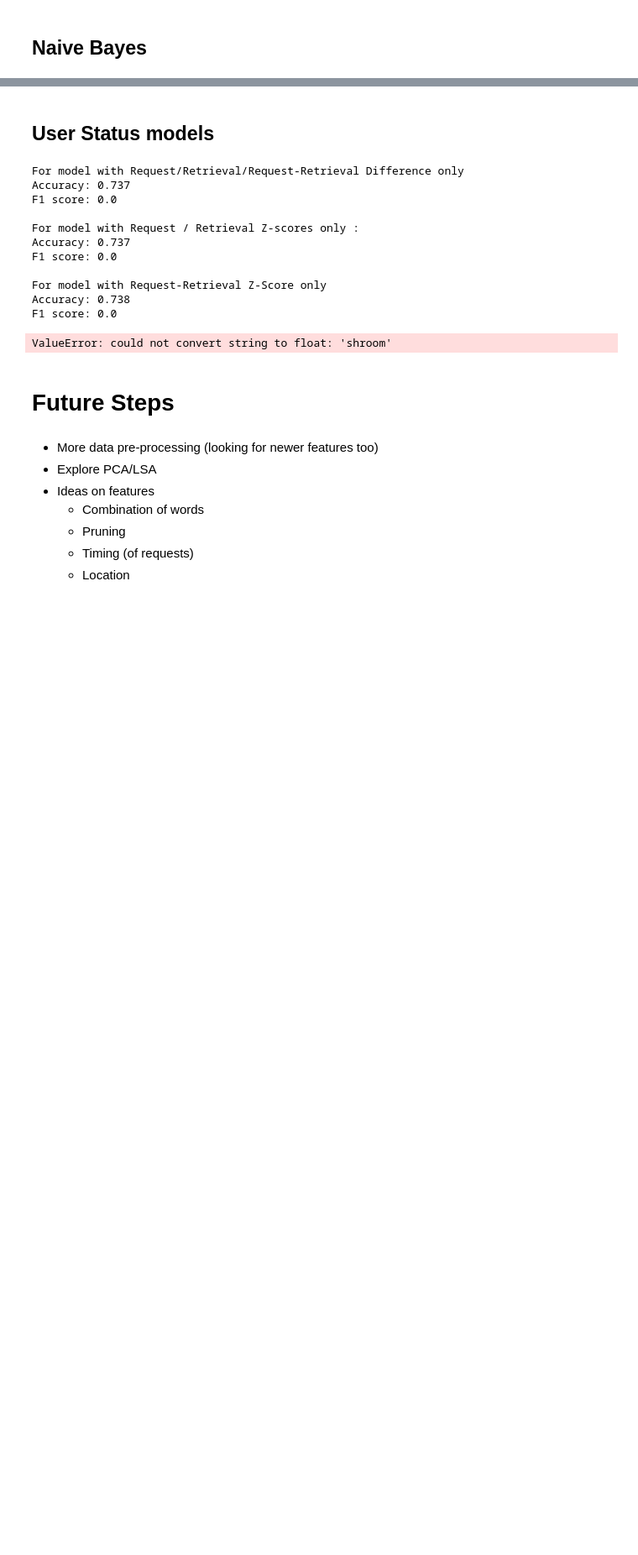
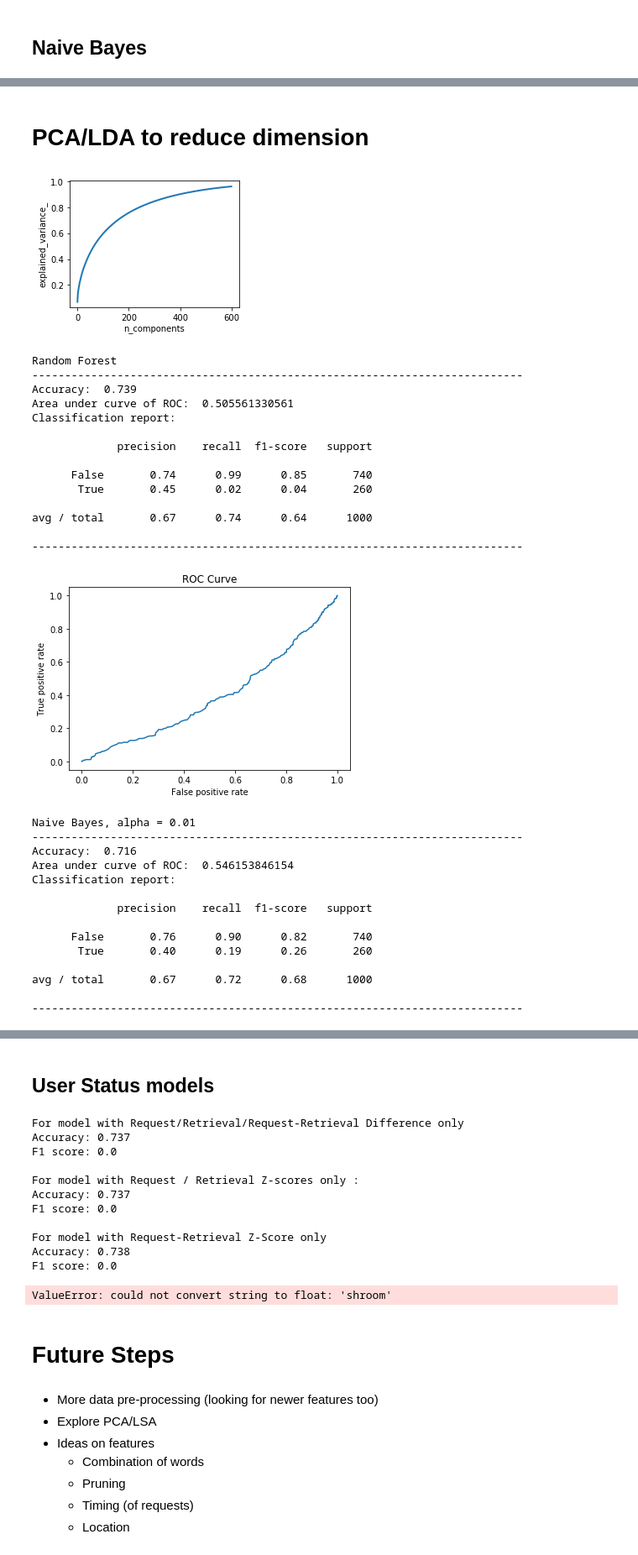
Before and after one commit to maynard242/Classification-Pizza, a Jupyter notebook: W207 Basic Programs LT.ipynb, the cells around one changed output, grey strips where cells are left out. Shown: that part at 84% size. Saved outputs shown, nothing was run; the diff lists cells and outputs as text; code cells hidden in the pictures; blank space fills up the shorter version.

```diff
--- a/W207 Basic Programs LT.ipynb
+++ b/W207 Basic Programs LT.ipynb
@@ -519,0 +682,78 @@ hurti 1.13322739957
+# %% [markdown]
+# PCA/LDA to reduce dimension
+# %%
+pca = TruncatedSVD(n_components=600)
+
+vectorizer = CountVectorizer(min_df=2, max_df=0.95, lowercase=True, stop_words='english',
+                             strip_accents='unicode', ngram_range=(1,1))
+
+tVector = vectorizer.fit_transform(data_preprocessor(trainCorpus))
+dVector = vectorizer.transform(data_preprocessor(devCorpus))
+
+#print(tVector.shape)
+
+tVector_s = pca.fit(tVector)
+dVector_s = pca.fit(dVector)
+
+plt.figure(1, figsize=(4, 3))
+plt.clf()
+plt.axes([.2, .2, .7, .7])
+plt.plot(np.cumsum(pca.explained_variance_ratio_), linewidth=2)
+plt.axis('tight')
+plt.xlabel('n_components')
+plt.ylabel('explained_variance_')
+plt.show()
+
+RF = RandomForestClassifier(n_estimators=600)
+
+RF.fit(tVector, trainLabel)
+score_rep(devLabel, RF.predict(dVector),'Random Forest')
+roc_curve1(devLabel, RF.predict_proba(dVector)[:,0])
+
+
+alpha = 0.01
+
+clf = BernoulliNB(alpha=alpha)
+
+clf.fit(tVector, trainLabel)
+score_rep(devLabel, clf.predict(dVector),'Naive Bayes, alpha = 0.01')
+roc_curve1(devLabel, clf.predict_proba(dVector)[:,0])
+
+C = 100 #(For now)
+
+modelLogit = LogisticRegression(penalty='l2', C=C)
+
+modelLogit.fit(tVector,trainLabel)
+score_rep(devLabel,modelLogit.predict(dVector),'Logistic Regression, C = 0.01')
+roc_curve1(devLabel, modelLogit.predict_proba(dVector)[:,0])
+# %% [output]
+[figure, added]
+Random Forest
+---------------------------------------------------------------------------
+Accuracy:  0.739
+Area under curve of ROC:  0.505561330561
+Classification report:
+
+             precision    recall  f1-score   support
+
+      False       0.74      0.99      0.85       740
+       True       0.45      0.02      0.04       260
+
+avg / total       0.67      0.74      0.64      1000
+
+---------------------------------------------------------------------------
+[figure, added]
+Naive Bayes, alpha = 0.01
+---------------------------------------------------------------------------
+Accuracy:  0.716
+Area under curve of ROC:  0.546153846154
+Classification report:
+
+             precision    recall  f1-score   support
+
+      False       0.76      0.90      0.82       740
+       True       0.40      0.19      0.26       260
+
+avg / total       0.67      0.72      0.68      1000
+
+---------------------------------------------------------------------------
```
Also changed, not shown: parts of 18 cells of this notebook.
